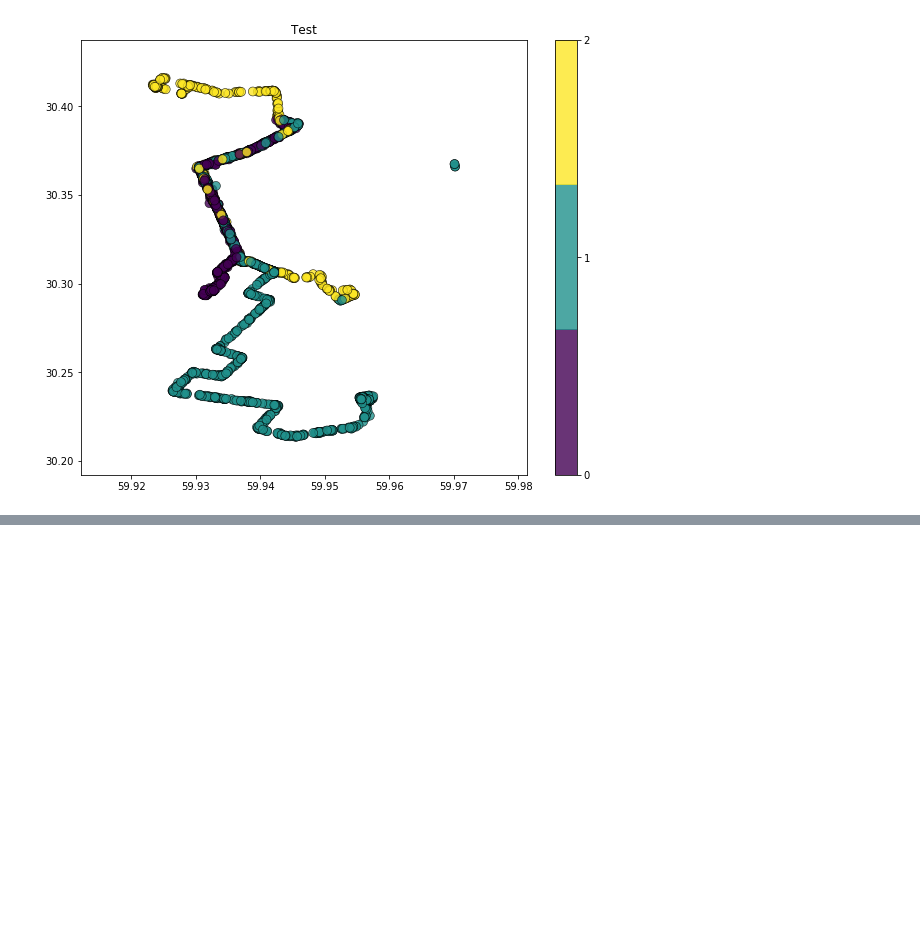
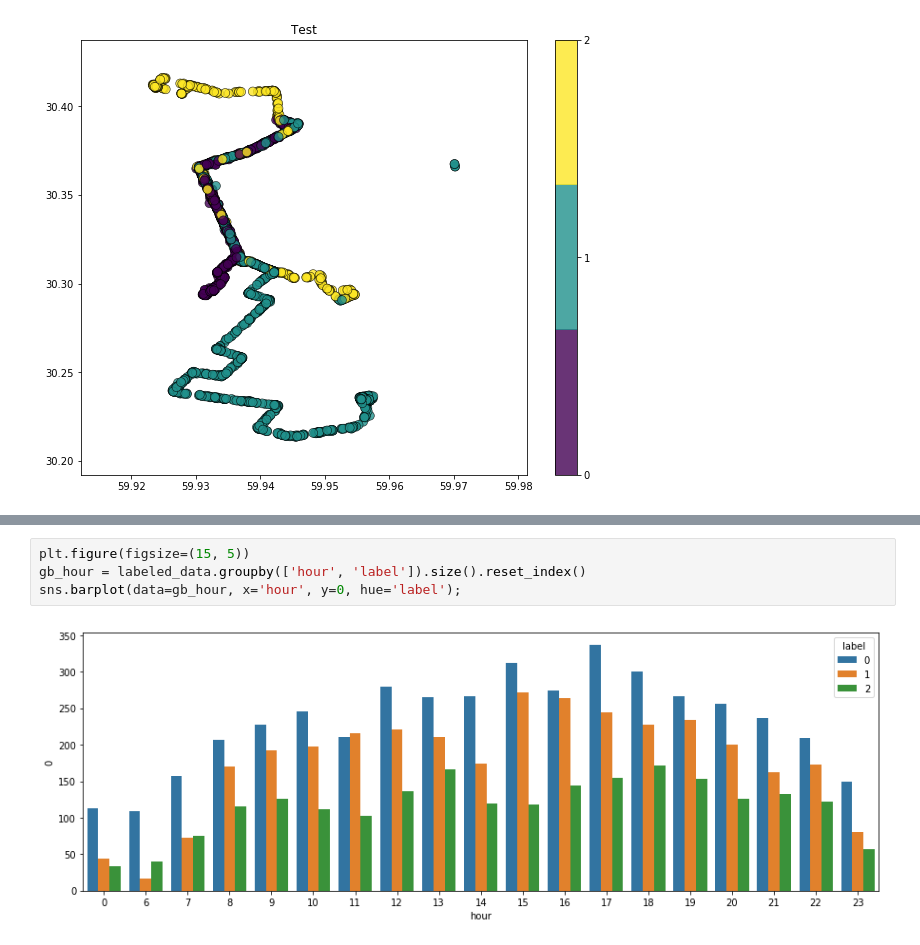
Before and after one commit to default2406/ML-PM-PU, a Jupyter notebook: transport classification.ipynb, the cells around one changed output, grey strips where cells are left out. Drawn from its saved outputs; the diff is of its cells as text; blank space fills up the shorter version.

```diff
--- a/transport classification.ipynb
+++ b/transport classification.ipynb
@@ -1034,0 +1047,6 @@ plt.title('Test');
+# %%
+plt.figure(figsize=(15, 5))
+gb_hour = labeled_data.groupby(['hour', 'label']).size().reset_index()
+sns.barplot(data=gb_hour, x='hour', y=0, hue='label');
+# %% [output]
+[figure, added]
```
Also changed, not shown: parts of 64 cells of this notebook.
